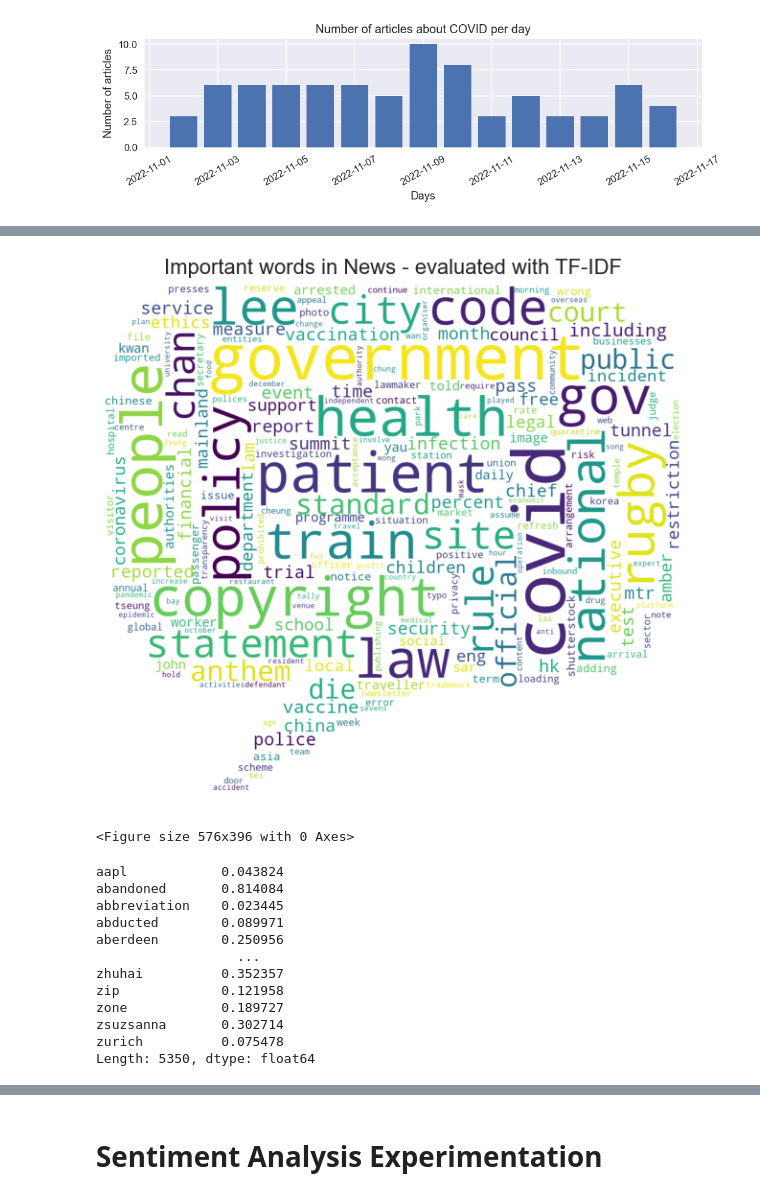
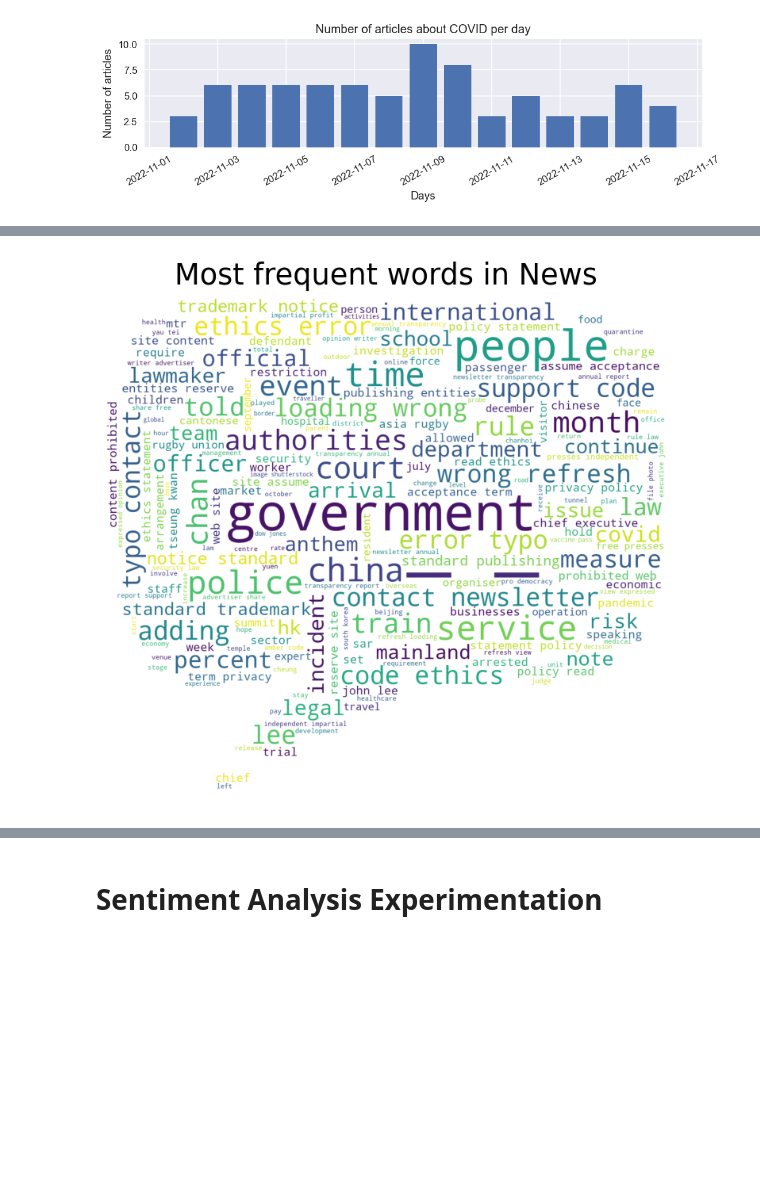
Before and after one commit to ispasojev/news-index-analysis, a Jupyter notebook: 1_Preprocessing.ipynb, the cells around one changed output, grey strips where cells are left out. Saved outputs shown, nothing was run; the diff lists cells and outputs as text; code cells hidden in the pictures; blank space fills up the shorter version.

Commit message:
Update Preprocessing & Data Analysis

```diff
--- a/1_Preprocessing.ipynb
+++ b/1_Preprocessing.ipynb
@@ -417,39 +382,0 @@ plt.savefig("./data/images/Analysis_Plot_Frequent_Words")
-# %%
-from sklearn.feature_extraction.text import TfidfVectorizer
-
-vectorizer = TfidfVectorizer(stop_words='english')
-vecs = vectorizer.fit_transform(df['processed_text'])
-
-features = vectorizer.get_feature_names()
-tdidf_df = pd.DataFrame(vecs.todense().tolist(), columns=features)
-
-wc =WordCloud(background_color='white',
-                max_words=200,
-                mask=sms_picture).generate_from_frequencies(tdidf_df.T.sum(axis=1))
-
-plt.figure(figsize=(18,10))
-plt.title('Important words in News - evaluated with TF-IDF',
-          fontdict={'size': 22,  'verticalalignment': 'bottom'})
-plt.imshow(wc)
-plt.axis("off")
-plt.show()
-plt.show
-plt.savefig("./data/images/Analysis_Plot_TFIDF_Important_Words")
-# %% [output]
-[figure, removed]
-<Figure size 576x396 with 0 Axes>
-# %%
-tdidf_df.T.sum(axis=1)
-# %% [output]
-aapl            0.043824
-abandoned       0.814084
-abbreviation    0.023445
-abducted        0.089971
-aberdeen        0.250956
-                  ...
-zhuhai          0.352357
-zip             0.121958
-zone            0.189727
-zsuzsanna       0.302714
-zurich          0.075478
-Length: 5350, dtype: float64
@@ -455,0 +385,20 @@ Length: 5350, dtype: float64
+# %%
+
+sms_picture = np.array(Image.open('./data/images/speech-bubble.jpg'))
+
+wc = WordCloud(
+    background_color='white',
+    max_words=200,
+    mask=sms_picture,
+)
+
+plt.figure(figsize=(9,7), dpi =120)
+wc.generate(' '.join(text for text in df['processed_text']))
+plt.title('Most frequent words in News',
+          fontdict={'size': 22,  'verticalalignment': 'bottom'})
+plt.imshow(wc)
+plt.axis("off")
+plt.savefig("./data/images/Analysis_Plot_Frequent_Words")
+plt.show()
+# %% [output]
+[figure, added]
```
Also changed, not shown: parts of 20 cells of this notebook, 7 other files.
